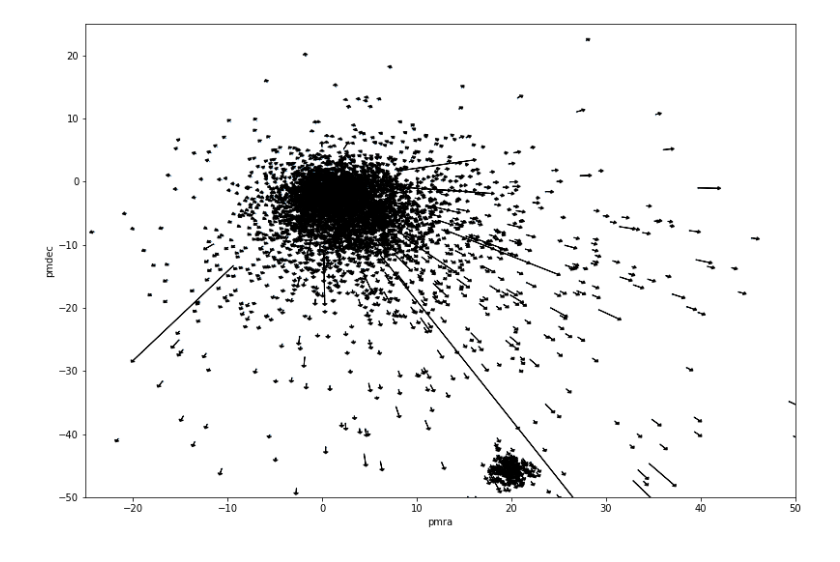
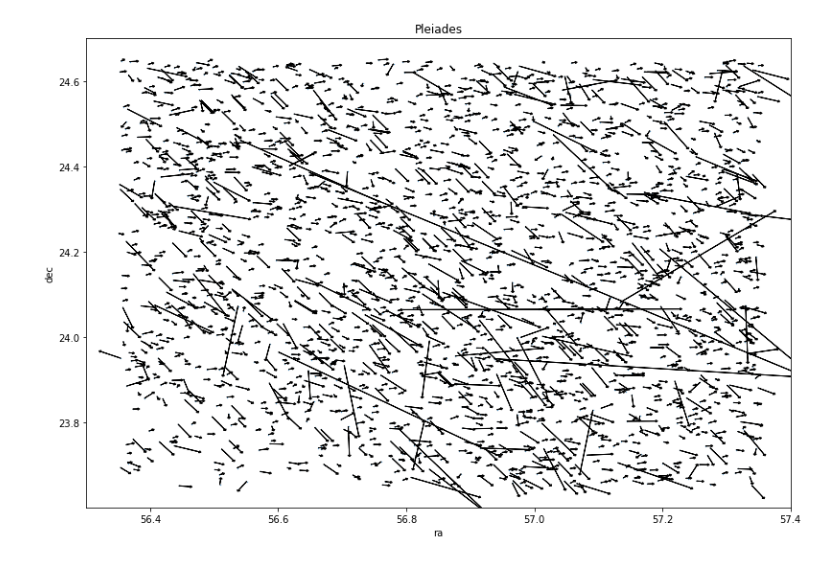
Before and after one commit to lauramv1832/Gaia, a Jupyter notebook: ProperMotion7.ipynb, the cells around one changed output. Cells and saved outputs as stored; diff of their text form; code cells hidden in the pictures.

```diff
--- a/ProperMotion7.ipynb
+++ b/ProperMotion7.ipynb
@@ -39,19 +39,24 @@ def pm(pmra, pmdec):
 def vel_t(distance, pm):
     return pm*distance
 
-def diff(pm, vel):
-    return ((pm*vel)+pm)*.001
+def diff(pm, vel, position):
+    return ((pm*vel)+position)*.0001
 # %%
-pleiades = pd.read_csv("pleiades.csv")
+#SELECT * from gaiadr2.gaia_source where
+#RA between 56.35 and 57.35 AND
+#DEC between 23.65 and 24.65 AND
+#parallax > 0 AND
+#phot_g_mean_mag < 18
+
+pleiades = pd.read_csv("pleiades_final.csv")
 #Pleiades total
 plt.scatter(pleiades['pmra'], pleiades['pmdec'], s=0.1)
-#plt.xlim(-4, 4)
-#plt.ylim(-6, 2)
+plt.xlim(-5, 5)
+plt.ylim(-5, 5)
 #plt.xlim(15, 25)
 #plt.ylim(-50, -40)
 plt.xlabel("pmra")
 plt.ylabel("pmdec")
 plt.title("Pleiades")
-plt.subplots_adjust(0.3, 0.3, 2, 2)
 plt.show()
 # %% [output]
@@ -59,11 +64,11 @@ plt.show()
 # %%
-pleiades = pleiades[['parallax', 'pmra', 'pmdec']]
+pleiades = pleiades[['ra', 'dec', 'parallax', 'pmra', 'pmdec']]
 pleiades.loc[:, 'parallax_arcsec'] = pleiades['parallax'].apply(lambda x: x*.001)
 pleiades.loc[:, 'R_pc'] = pleiades['parallax_arcsec'].apply(distance)
 pleiades.loc[:, 'R_kpc'] = pleiades['R_pc'].apply(lambda x: x*.001)
 pleiades.loc[:, 'pm'] = pleiades.apply(lambda x: pm(x['pmra'], x['pmdec']), axis=1)
 pleiades.loc[:, 'vel_t_km/s'] = pleiades.apply(lambda x: vel_t(x['R_kpc'], x['pm']), axis=1)
-pleiades.loc[:, 'dx'] = pleiades.apply(lambda x: diff(x['pmra'], x['vel_t_km/s']), axis=1)
-pleiades.loc[:, 'dy'] = pleiades.apply(lambda x: diff(x['pmdec'], x['vel_t_km/s']), axis=1)
+pleiades.loc[:, 'dx'] = pleiades.apply(lambda x: diff(x['pmra'], x['vel_t_km/s'], x['ra']), axis=1)
+pleiades.loc[:, 'dy'] = pleiades.apply(lambda x: diff(x['pmdec'], x['vel_t_km/s'], x['dec']), axis=1)
 pleiades.head(10)
 # %% [output]
@@ -81,31 +86,32 @@ pleiades.head(10)
 # %%
 ax = plt.axes()
-ax.scatter(pleiades['pmra'], pleiades['pmdec'], s=0.1)
+ax.scatter(pleiades['ra'], pleiades['dec'], s=0.1)
 
 #define arrows
-arrow_starts = pleiades['pmra'].values
-arrow_ends = pleiades['pmdec'].values
+arrow_starts = pleiades['ra'].values
+arrow_ends = pleiades['dec'].values
 
 arrow_lengths_x = pleiades['dx'].values
 arrow_lengths_y = pleiades['dy'].values
 
 #add arrows to plot
 for i, pm in enumerate(pleiades['pm']):
     ax.arrow(arrow_starts[i],        #x start point
              arrow_ends[i],          #y start point
              arrow_lengths_x[i],     #change in x
              arrow_lengths_y[i],     #change in y
-             head_width=0.5,        #arrow head width
-             head_length=0.3,      #arrow head length
-             width=0.005,            #arrow stem width
+             head_width=0.005,        #arrow head width
+             head_length=0.003,      #arrow head length
+             width=0.0001,            #arrow stem width
              fc='black',             #arrow fill color
              ec='black')             #arrow edge color
 
-plt.xlim(-25,50)
-plt.ylim(-50,25)
-plt.xlabel("pmra")
-plt.ylabel("pmdec")
+#plt.xlim(-25,50)
+#plt.ylim(-50,25)
+plt.xlabel("ra")
+plt.ylabel("dec")
+plt.title("Pleiades")
 plt.subplots_adjust(0.3, 0.3, 2, 2)
 plt.show()
 # %% [output]
-[figure, old version]
+[figure, new version]
```
Also changed, not shown: parts of 27 cells of this notebook, 2 other files.
